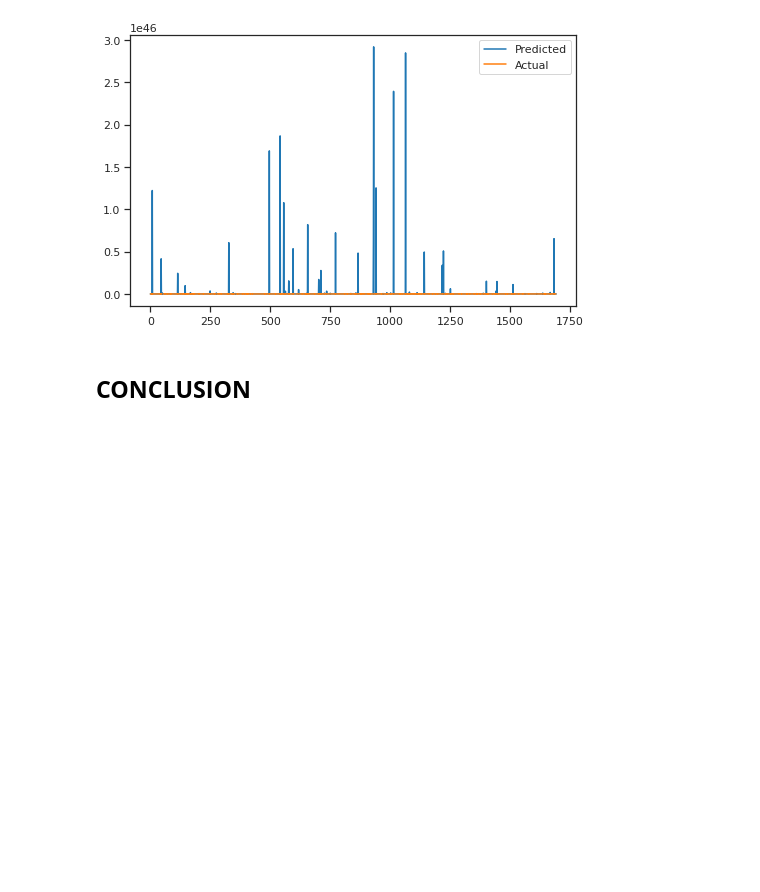
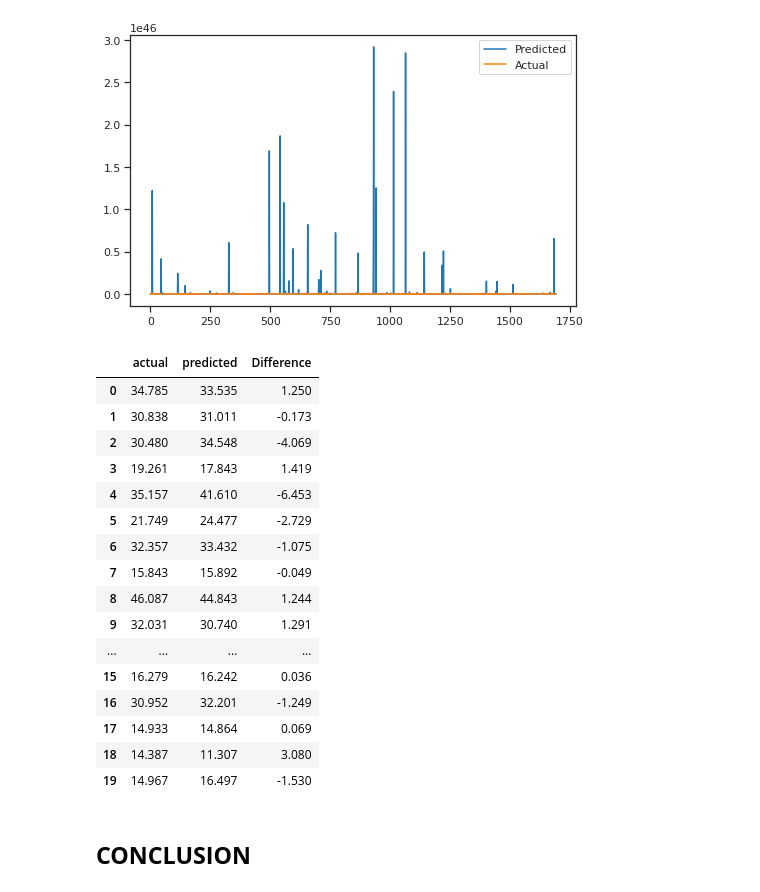
Before and after one commit to abhinav4201/Regression-Bike-Sharing-Demand-Prediction, a Jupyter notebook: Bike_Sharing_Demand_Prediction_Capstone_Project.ipynb, the cells around one changed output. Saved outputs shown, nothing was run; the diff lists cells and outputs as text; code cells hidden in the pictures; blank space fills up the shorter version.

```diff
--- a/Bike_Sharing_Demand_Prediction_Capstone_Project.ipynb
+++ b/Bike_Sharing_Demand_Prediction_Capstone_Project.ipynb
@@ -891,5 +882,25 @@ plt.legend(["Predicted","Actual"])
 plt.show()
 # %% [output]
 [figure]
+# %%
+pd.DataFrame(zip(y_test, y_pred_XGB, (y_test - y_pred_XGB)), columns = ['actual', 'predicted', 'Difference'])[:20]
+# %% [output]
+|  | actual | predicted | Difference |
+| 0 | 34.785 | 33.535 | 1.250 |
+| 1 | 30.838 | 31.011 | -0.173 |
+| 2 | 30.480 | 34.548 | -4.069 |
+| 3 | 19.261 | 17.843 | 1.419 |
+| 4 | 35.157 | 41.610 | -6.453 |
+| 5 | 21.749 | 24.477 | -2.729 |
+| 6 | 32.357 | 33.432 | -1.075 |
+| 7 | 15.843 | 15.892 | -0.049 |
+| 8 | 46.087 | 44.843 | 1.244 |
+| 9 | 32.031 | 30.740 | 1.291 |
+| ... | ... | ... | ... |
+| 15 | 16.279 | 16.242 | 0.036 |
+| 16 | 30.952 | 32.201 | -1.249 |
+| 17 | 14.933 | 14.864 | 0.069 |
+| 18 | 14.387 | 11.307 | 3.080 |
+| 19 | 14.967 | 16.497 | -1.530 |
 # %% [markdown]
 ## **CONCLUSION**
```
Also changed, not shown: parts of 8 cells of this notebook.
